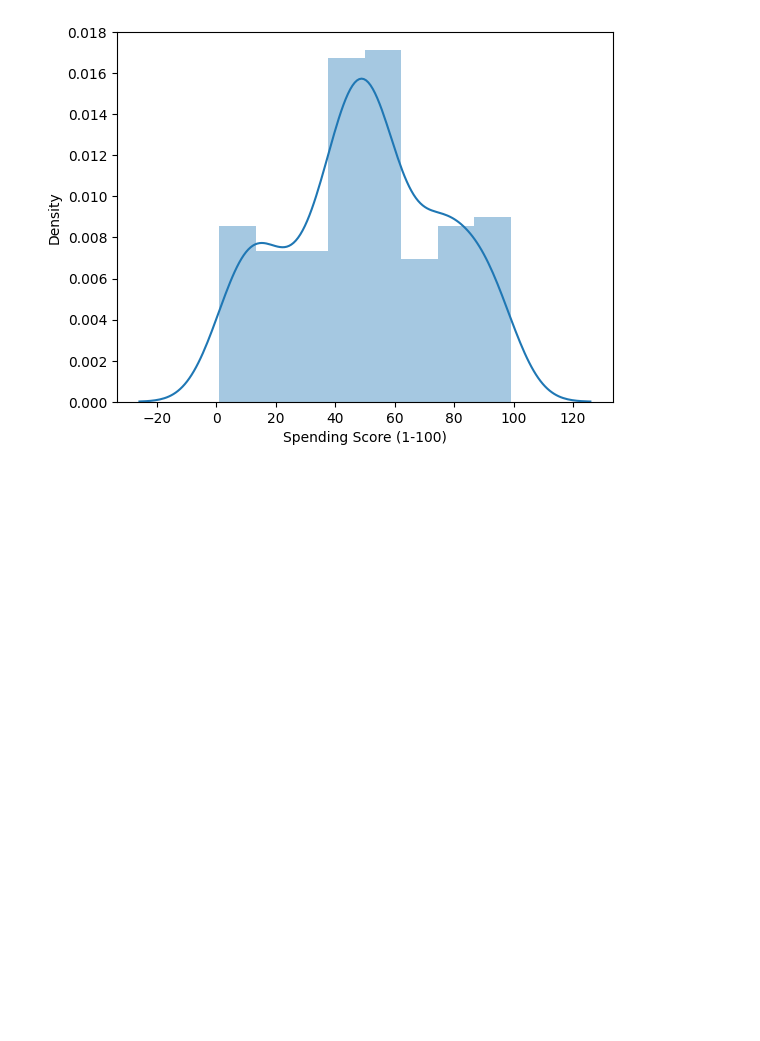
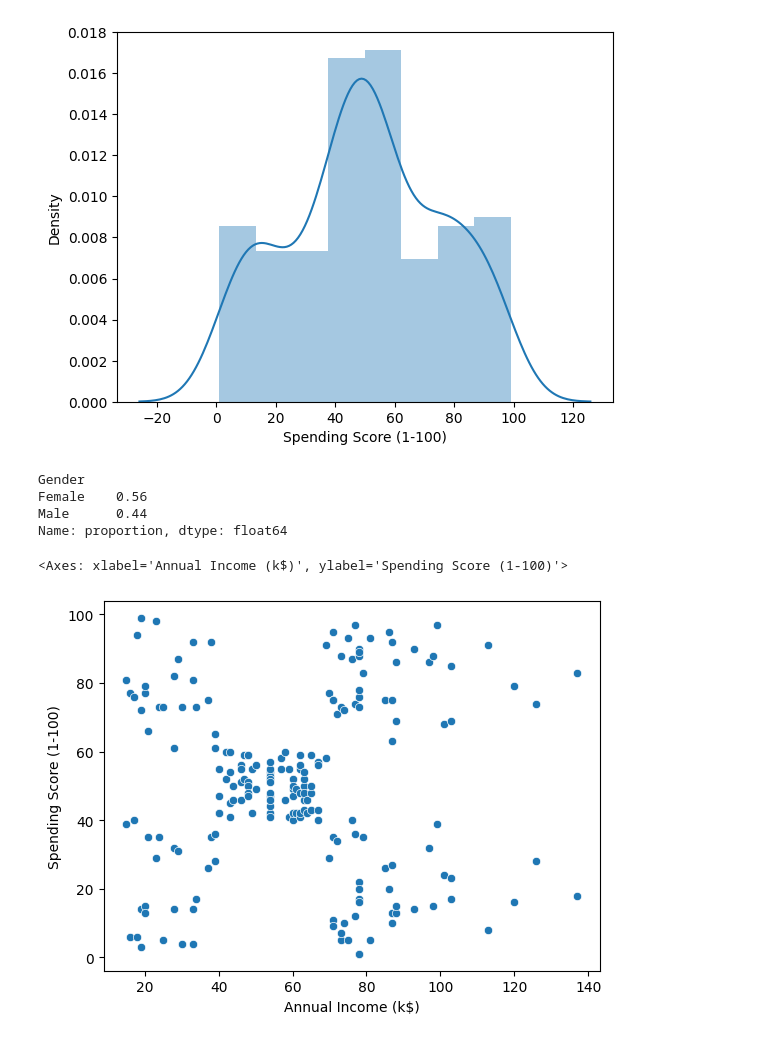
Before and after one commit to wannasleepforlong/Customer-Analysis-by-Segmentation-Clustering, a Jupyter notebook: main.ipynb, the cells around one changed output. Cells and saved outputs as stored; diff of their text form; code cells hidden in the pictures; blank space fills up the shorter version.

```diff
--- a/main.ipynb
+++ b/main.ipynb
@@ -77,3 +77,10 @@ https://gist.github.com/mwaskom/de44147ed2974457ad6372750bbe5751
   sns.distplot(df['Spending Score (1-100)'])
 <Axes: xlabel='Spending Score (1-100)', ylabel='Density'>
 [figure]
+# %%
+df['Gender'].value_counts(normalize=True)
+# %% [output]
+Gender
+Female    0.56
+Male      0.44
+Name: proportion, dtype: float64
@@ -79,0 +89,5 @@ https://gist.github.com/mwaskom/de44147ed2974457ad6372750bbe5751
+# %%
+sns.scatterplot(data=df, x='Annual Income (k$)', y = 'Spending Score (1-100)')
+# %% [output]
+<Axes: xlabel='Annual Income (k$)', ylabel='Spending Score (1-100)'>
+[figure, added]
```
Also changed, not shown: parts of 18 cells of this notebook.
